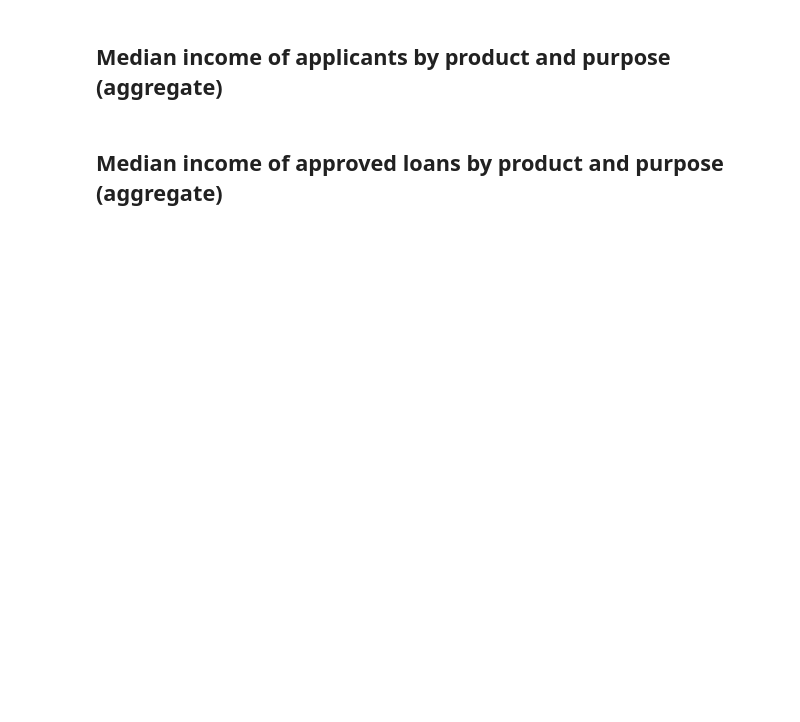
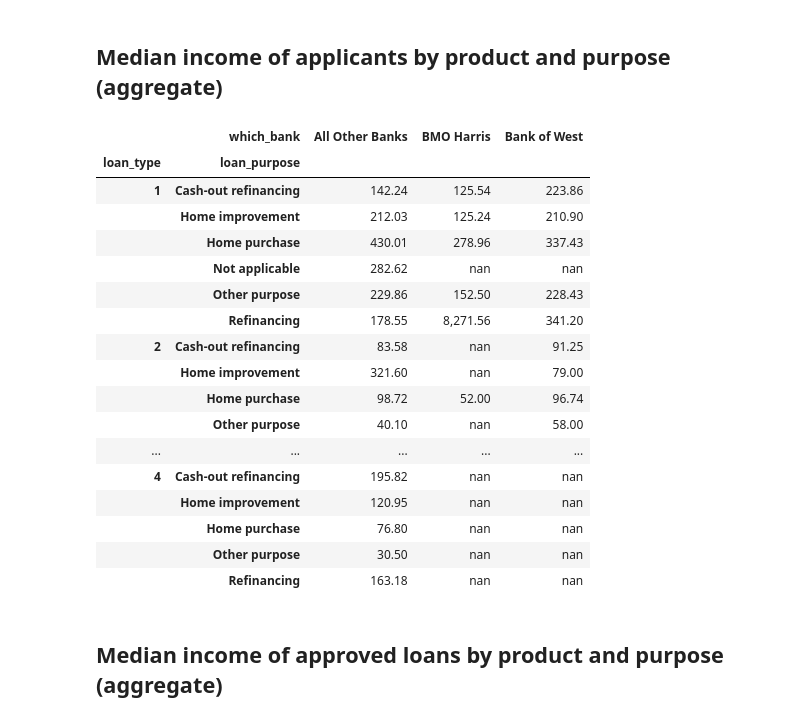
Before and after one commit to LeDataSciFi/FinTech-Capstone-2023, a Jupyter notebook: code/Analysis_aggregate_comps.ipynb, the cells around one changed output. Drawn from its saved outputs; the diff is of its cells as text; code cells hidden in the pictures; blank space fills up the shorter version.

```diff
--- a/code/Analysis_aggregate_comps.ipynb
+++ b/code/Analysis_aggregate_comps.ipynb
@@ -126,4 +159,28 @@ hmda.query('approved == 1').pivot_table(index=['loan_type', 'loan_purpose'],
 # %% [markdown]
 ## Median income of applicants by product and purpose (aggregate)
+# %%
+hmda.pivot_table(index=['loan_type', 'loan_purpose'],
+                 columns = ['which_bank'],
+                 values='income',
+                 aggfunc='mean').style.format('{:,.2f}')
+# %% [output]
+|  | which_bank | All Other Banks | BMO Harris | Bank of West |
+| loan_type | loan_purpose |  |  |  |
+| 1 | Cash-out refinancing | 142.24 | 125.54 | 223.86 |
+|  | Home improvement | 212.03 | 125.24 | 210.90 |
+|  | Home purchase | 430.01 | 278.96 | 337.43 |
+|  | Not applicable | 282.62 | nan | nan |
+|  | Other purpose | 229.86 | 152.50 | 228.43 |
+|  | Refinancing | 178.55 | 8,271.56 | 341.20 |
+| 2 | Cash-out refinancing | 83.58 | nan | 91.25 |
+|  | Home improvement | 321.60 | nan | 79.00 |
+|  | Home purchase | 98.72 | 52.00 | 96.74 |
+|  | Other purpose | 40.10 | nan | 58.00 |
+| ... | ... | ... | ... | ... |
+| 4 | Cash-out refinancing | 195.82 | nan | nan |
+|  | Home improvement | 120.95 | nan | nan |
+|  | Home purchase | 76.80 | nan | nan |
+|  | Other purpose | 30.50 | nan | nan |
+|  | Refinancing | 163.18 | nan | nan |
 # %% [markdown]
 ## Median income of approved loans by product and purpose (aggregate)
```
Also changed, not shown: parts of 7 cells of this notebook, 2 other files.
